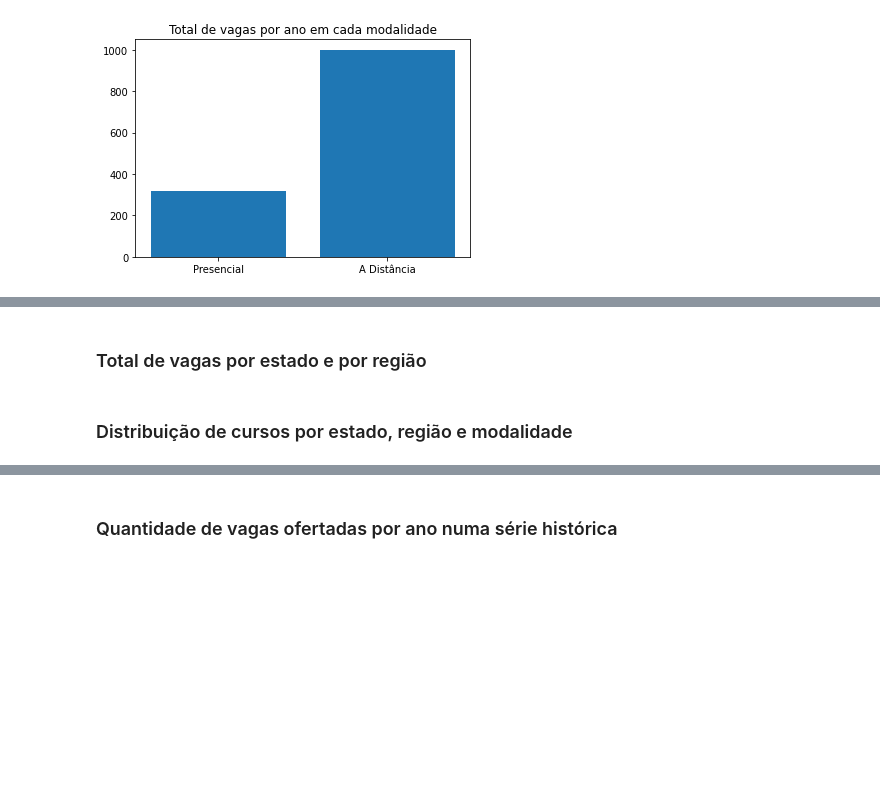
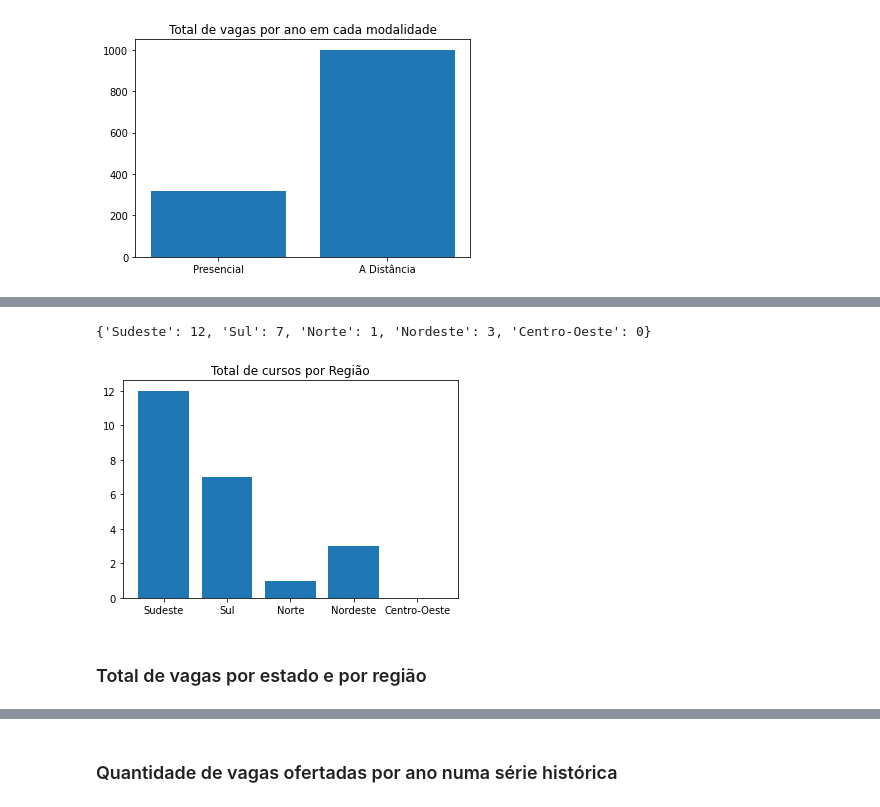
Before and after one commit to fjrsales/tecnicasComputacionais, a Jupyter notebook: int0040_aula_03_NC.ipynb, the cells around one changed output, grey strips where cells are left out. Drawn from its saved outputs; the diff is of its cells as text; code cells hidden in the pictures; blank space fills up the shorter version.

```diff
--- a/int0040_aula_03_NC.ipynb
+++ b/int0040_aula_03_NC.ipynb
@@ -597,4 +642,24 @@ plt.show()
+# %%
+dicionario_facul = dict()
+dicionario_facul['Sudeste'] = 0
+dicionario_facul['Sul'] = 0
+dicionario_facul['Norte'] = 0
+dicionario_facul['Nordeste'] = 0
+dicionario_facul['Centro-Oeste'] = 0
+
+
+for i in range(len(lista_ordenada)):
+  for k,v in regiao.items():
+    if lista_ordenada[i] in v:
+      dicionario_facul[k] += df_2.query("estados == '{}'".format(lista_ordenada[i]))['estados'].value_counts()[0]
+print(dicionario_facul)
+# %% [output]
+{'Sudeste': 12, 'Sul': 7, 'Norte': 1, 'Nordeste': 3, 'Centro-Oeste': 0}
+# %%
+plt.bar(dicionario_facul.keys(),dicionario_facul.values())
+plt.title('Total de cursos por Região')
+plt.show()
+# %% [output]
+[figure, added]
 # %% [markdown]
 ### Total de vagas por estado e por região
-# %% [markdown]
-### Distribuição de cursos por estado, região e modalidade
```
Also changed, not shown: parts of 23 cells of this notebook.
